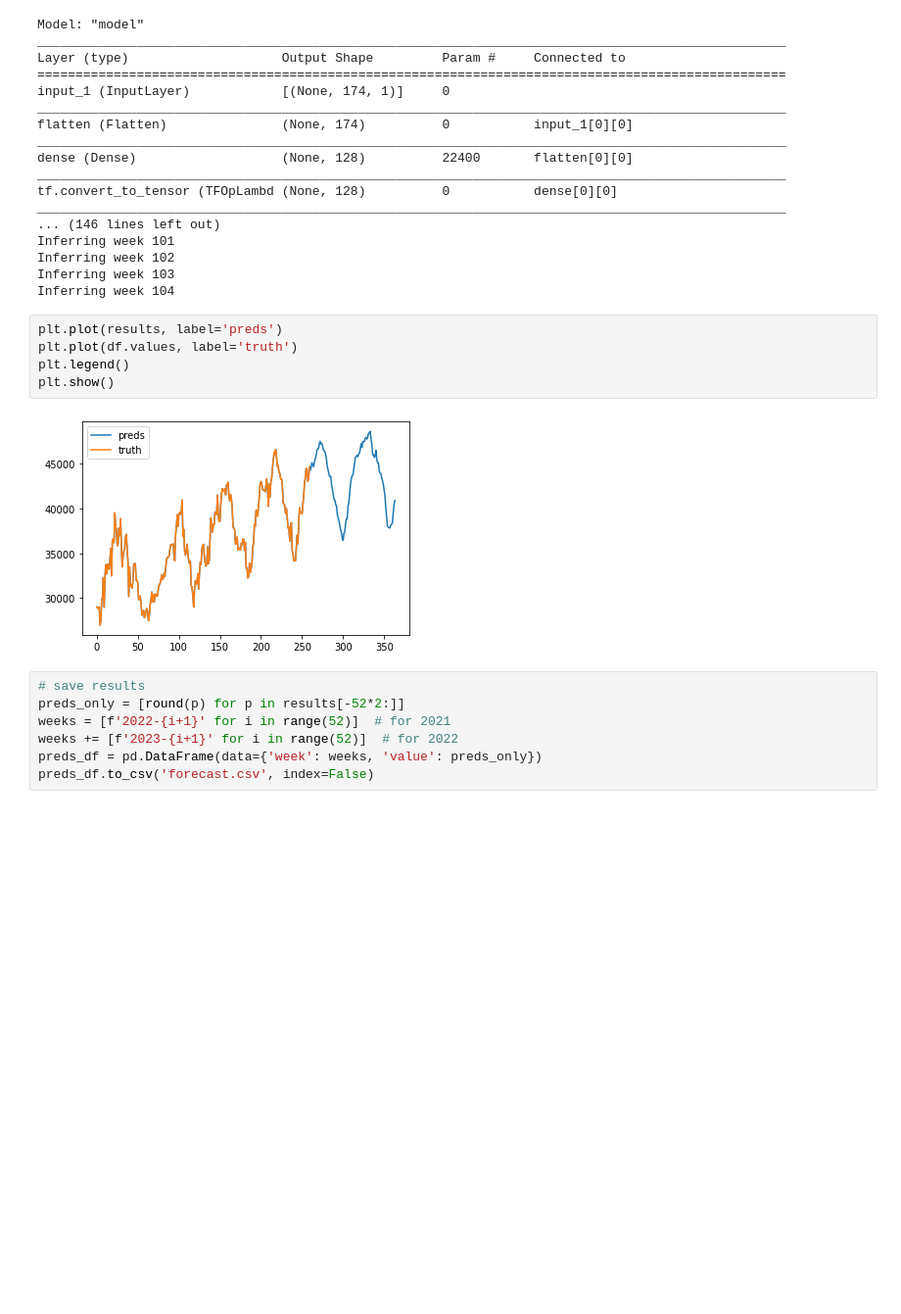
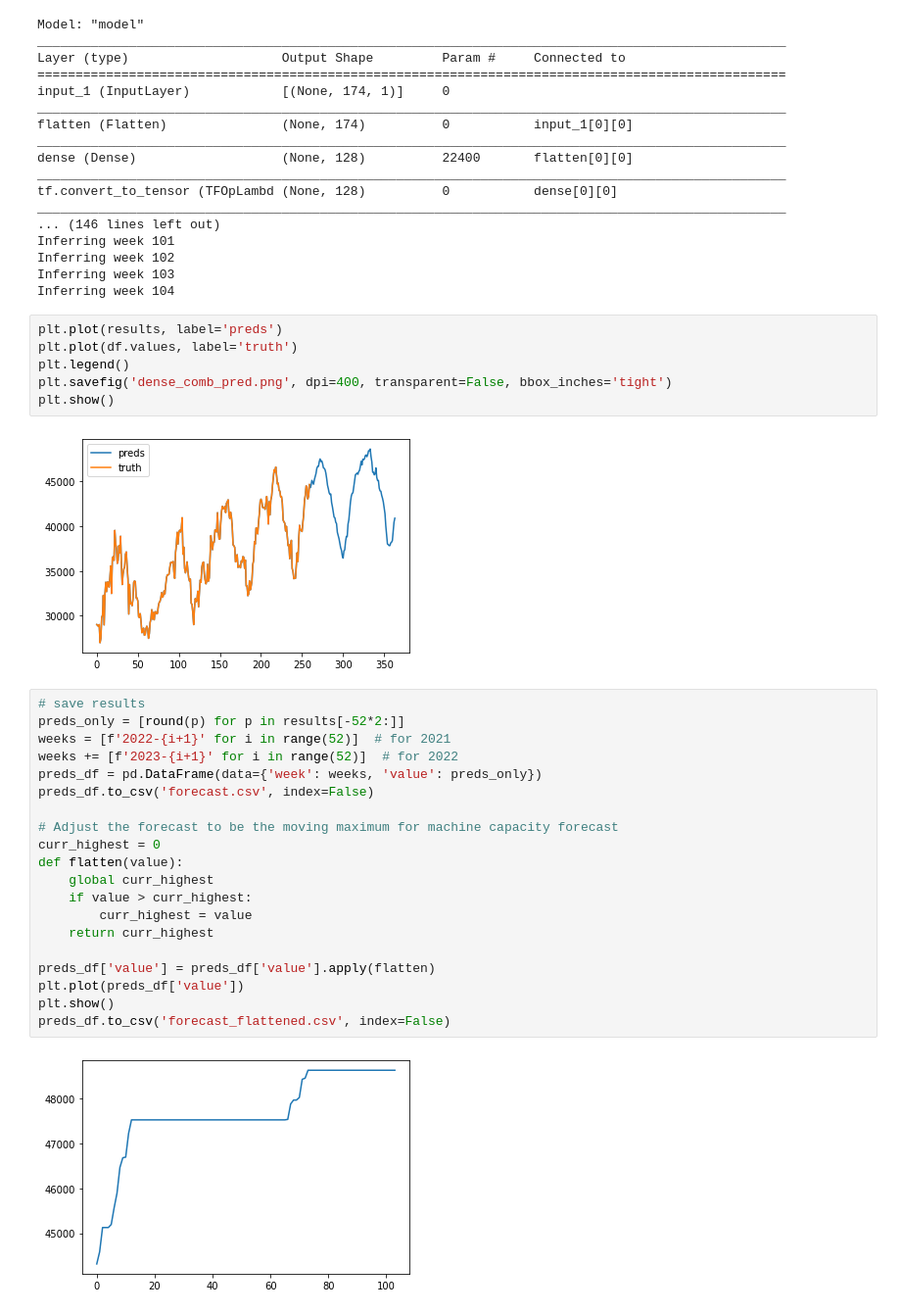
Before and after one commit to aliencaocao/BACC-2022, a Jupyter notebook: inference.ipynb, the cells around one changed output. Shown: that part at 98% size. Cells and saved outputs as stored; diff of their text form; blank space fills up the shorter version.

Commit message:
Update inference code, add preds graphs, add flattened forecast

```diff
--- a/inference.ipynb
+++ b/inference.ipynb
@@ -55,16 +55,32 @@ Inferring week 104
 plt.plot(results, label='preds')
 plt.plot(df.values, label='truth')
 plt.legend()
+plt.savefig('dense_comb_pred.png', dpi=400, transparent=False, bbox_inches='tight')
 plt.show()
 # %% [output]
 [figure]
 # %%
 # save results
 preds_only = [round(p) for p in results[-52*2:]]
 weeks = [f'2022-{i+1}' for i in range(52)]  # for 2021
 weeks += [f'2023-{i+1}' for i in range(52)]  # for 2022
 preds_df = pd.DataFrame(data={'week': weeks, 'value': preds_only})
 preds_df.to_csv('forecast.csv', index=False)
+
+# Adjust the forecast to be the moving maximum for machine capacity forecast
+curr_highest = 0
+def flatten(value):
+    global curr_highest
+    if value > curr_highest:
+        curr_highest = value
+    return curr_highest
+
+preds_df['value'] = preds_df['value'].apply(flatten)
+plt.plot(preds_df['value'])
+plt.show()
+preds_df.to_csv('forecast_flattened.csv', index=False)
+# %% [output]
+[figure, added]
 # %%
 '''
 2017Q2: 1 dec 2016 - end feb 2017 4.65
```
Also changed, not shown: parts of 1 cell of this notebook, 6 other files.
